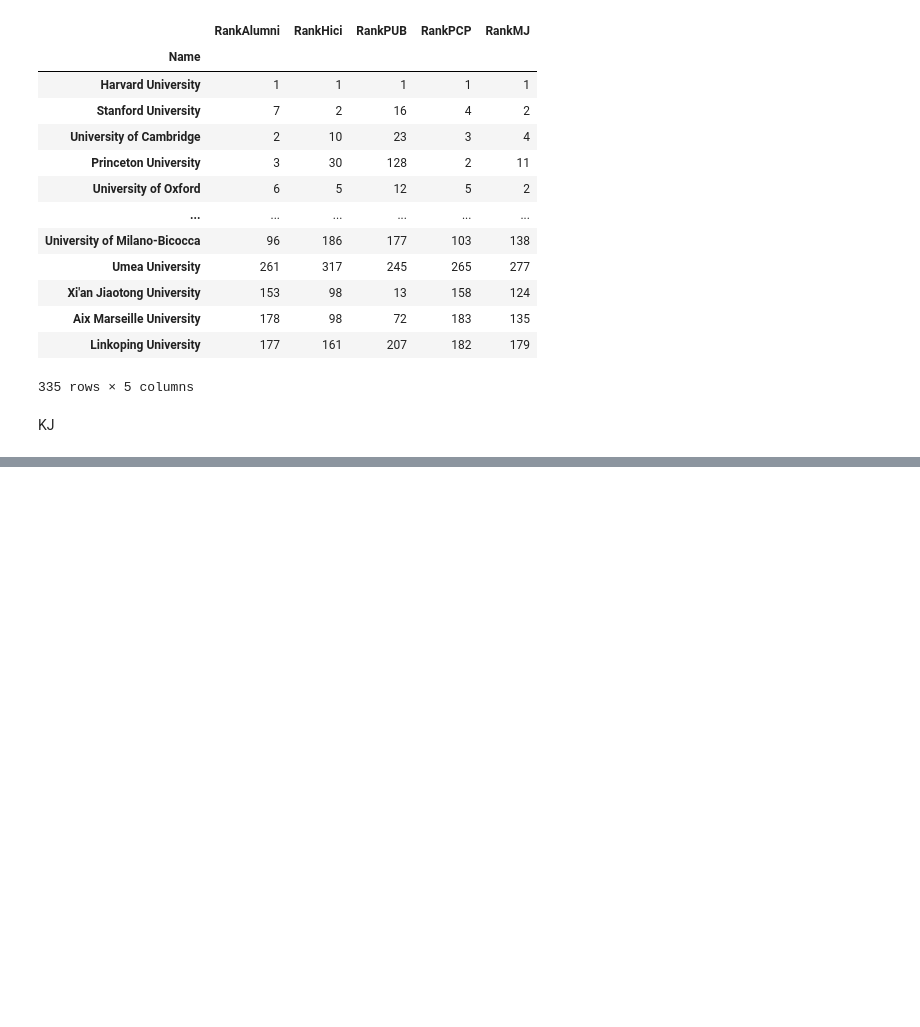
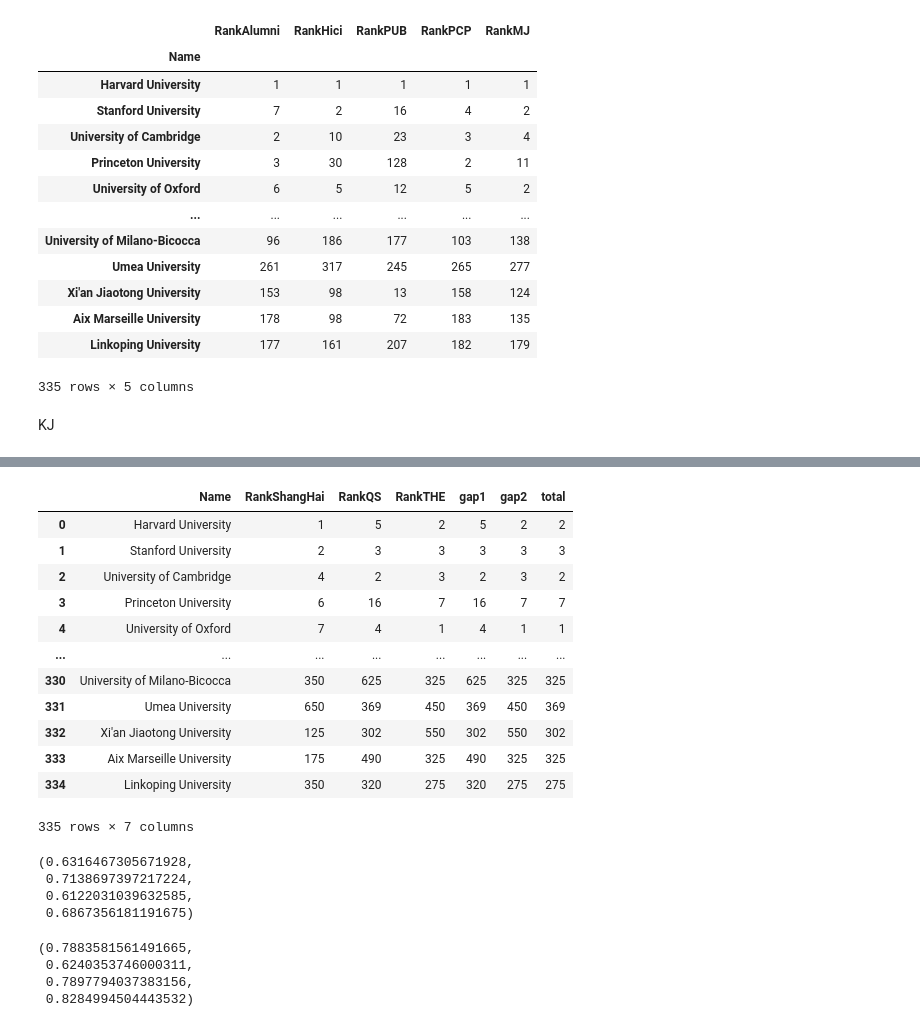
Before and after one commit to Menamot/ISCF, a Jupyter notebook: test.ipynb, the cells around one changed output, grey strips where cells are left out. Cells and saved outputs as stored; diff of their text form; code cells hidden in the pictures; blank space fills up the shorter version.

```diff
--- a/test.ipynb
+++ b/test.ipynb
@@ -322,5 +287,0 @@ array([[3, 1, 1, ..., 0, 0, 0],
-# %%
-sum = 0
-for i in range(334):
-    sum += distance[i,i+1]
-sum
@@ -395,0 +288,67 @@ main(distance)
+# %%
+def compair(rank,rank_name1,rank_name2,index):
+    return_rank = rank.copy()
+    # return_rank['RankQS'] = return_rank['RankQS'].rank()
+    # return_rank['RankTHE'] = return_rank['RankTHE'].rank()
+    # return_rank['RankShangHai'] = return_rank['RankShangHai'].rank()
+    return_rank['gap1']= abs(index - rank[rank_name1])
+    return_rank['gap2']= abs(index - rank[rank_name2])
+    return_rank['total']= np.minimum(return_rank['gap1'],return_rank['gap2'])
+    # return_rank['total']= (return_rank['gap1']+return_rank['gap2'])/2
+    return return_rank
+def construi(rank,rank_name1,rank_name2):
+    return_list = []
+    rank = rank.copy()
+    # rank['RankQS'] = rank['RankQS'].rank()
+    # rank['RankTHE'] = rank['RankTHE'].rank()
+    # rank['RankShangHai'] = rank['RankShangHai'].rank()
+    for i in range(rank.shape[0]):
+        aa = compair(rank,rank_name1,rank_name2,i)
+        aa = aa[~aa['Name'].isin(return_list)]
+        min_value_index = aa['total'].idxmin()
+        return_list.append(aa.loc[min_value_index]['Name'])
+        df = pd.DataFrame(return_list,columns=['Name']).reset_index()
+        df = df.rename(columns={'index':'merged_rank1'})
+        df = pd.merge(rank,df,on='Name')
+    return df
+aa = compair(sample_rank,'RankQS','RankTHE',0)
+aa
+# %% [output]
+|  | Name | RankShangHai | RankQS | RankTHE | gap1 | gap2 | total |
+| 0 | Harvard University | 1 | 5 | 2 | 5 | 2 | 2 |
+| 1 | Stanford University | 2 | 3 | 3 | 3 | 3 | 3 |
+| 2 | University of Cambridge | 4 | 2 | 3 | 2 | 3 | 2 |
+| 3 | Princeton University | 6 | 16 | 7 | 16 | 7 | 7 |
+| 4 | University of Oxford | 7 | 4 | 1 | 4 | 1 | 1 |
+| ... | ... | ... | ... | ... | ... | ... | ... |
+| 330 | University of Milano-Bicocca | 350 | 625 | 325 | 625 | 325 | 325 |
+| 331 | Umea University | 650 | 369 | 450 | 369 | 450 | 369 |
+| 332 | Xi'an Jiaotong University | 125 | 302 | 550 | 302 | 550 | 302 |
+| 333 | Aix Marseille University | 175 | 490 | 325 | 490 | 325 | 325 |
+| 334 | Linkoping University | 350 | 320 | 275 | 320 | 275 | 275 |
+335 rows × 7 columns
+# %%
+QS_THE = construi(RankMJ1.reset_index(),'RankQS','RankTHE')
+QS_THE = QS_THE.rename(columns={'merged_rank1':'QS_THE'})
+
+THE_SH = construi(RankMJ1.reset_index(),'RankShangHai','RankTHE')
+THE_SH = THE_SH.rename(columns={'merged_rank1':'THE_SH'})
+THE_SH.drop(['RankMJ','RankQS','RankShangHai','RankTHE'],inplace=True,axis=1)
+QS_THE_SH = pd.merge(QS_THE,THE_SH,on='Name')
+QS_THE_SH = construi(QS_THE_SH.reset_index(),'QS_THE','THE_SH')
+kendalltau(QS_THE_SH.merged_rank1,QS_THE_SH.RankTHE)[0],kendalltau(QS_THE_SH.merged_rank1,QS_THE_SH.RankShangHai)[0],kendalltau(QS_THE_SH.merged_rank1,QS_THE_SH.RankQS)[0],kendalltau(QS_THE_SH.merged_rank1,QS_THE_SH.RankMJ)[0],
+# %% [output]
+(0.6316467305671928,
+ 0.7138697397217224,
+ 0.6122031039632585,
+ 0.6867356181191675)
+# %%
+QS_THE = construi(RankMJ1.reset_index(),'RankQS','RankTHE')
+QS_THE = QS_THE.rename(columns={'merged_rank1':'QS_THE'})
+QS_THE_SH = construi(QS_THE.reset_index(),'QS_THE','RankShangHai')
+kendalltau(QS_THE_SH.merged_rank1,QS_THE_SH.RankTHE)[0],kendalltau(QS_THE_SH.merged_rank1,QS_THE_SH.RankShangHai)[0],kendalltau(QS_THE_SH.merged_rank1,QS_THE_SH.RankQS)[0],kendalltau(QS_THE_SH.merged_rank1,QS_THE_SH.RankMJ)[0],
+# %% [output]
+(0.7883581561491665,
+ 0.6240353746000311,
+ 0.7897794037383156,
+ 0.8284994504443532)
```
Also changed, not shown: parts of 5 cells of this notebook, 4 other files.
